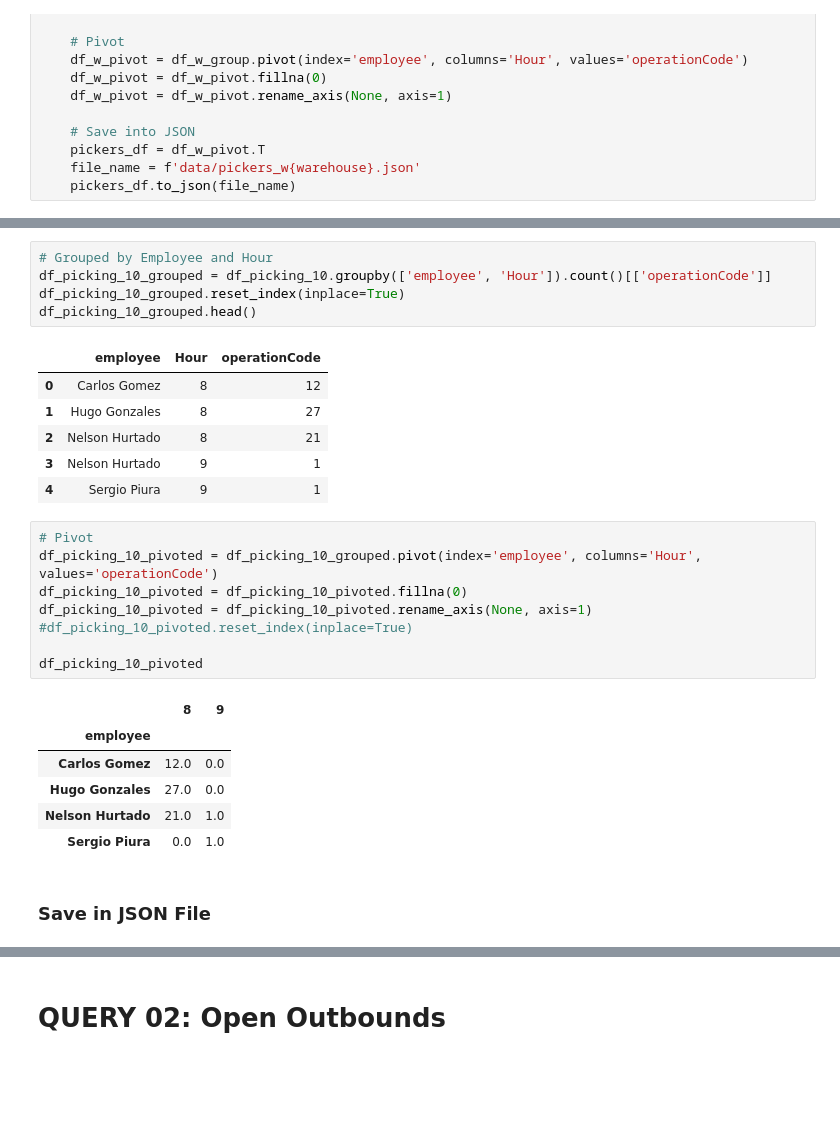
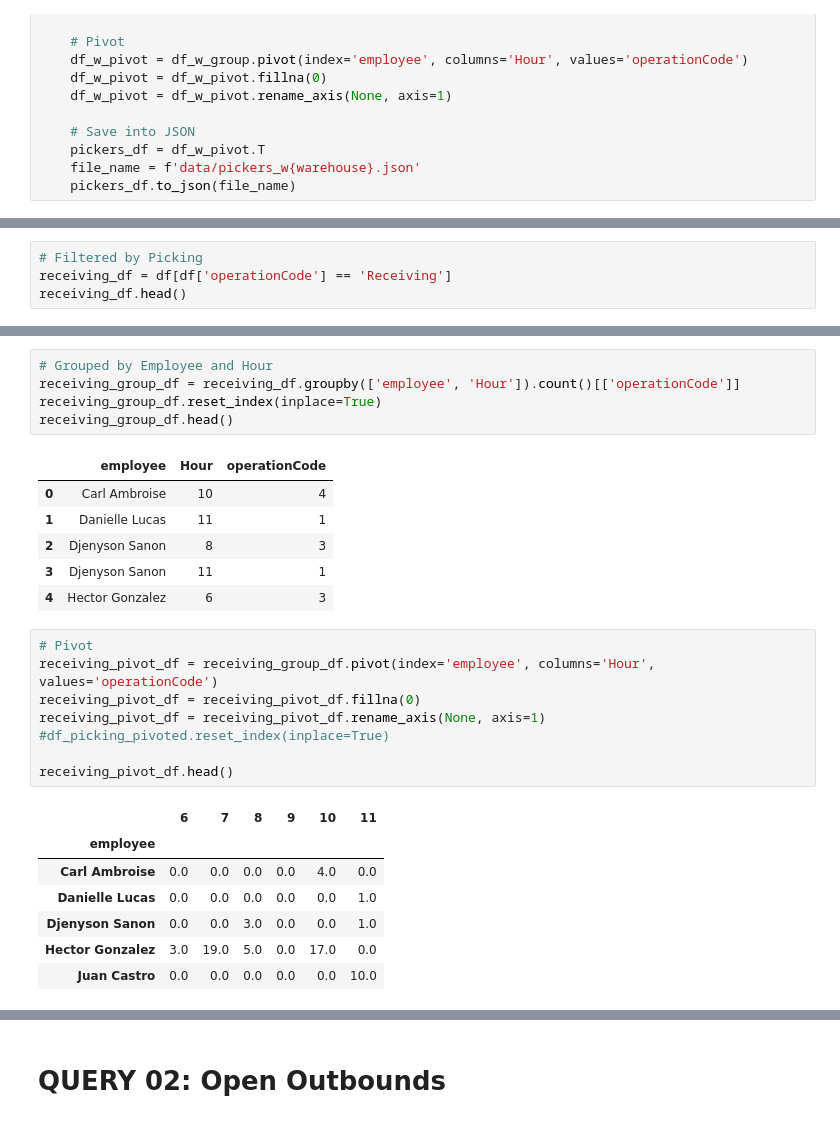
Before and after one commit to wdsrx/data_exploration, a Jupyter notebook: Operations.ipynb, the cells around one changed output, grey strips where cells are left out. Drawn from its saved outputs; the diff is of its cells as text; blank space fills up the shorter version.

```diff
--- a/Operations.ipynb
+++ b/Operations.ipynb
@@ -249,0 +263,4 @@ df_picking_10.head()
+# %%
+# Filtered by Picking
+receiving_df = df[df['operationCode'] == 'Receiving']
+receiving_df.head()
@@ -250,31 +274,30 @@ df_picking_10.head()
 # %%
 # Grouped by Employee and Hour
-df_picking_10_grouped = df_picking_10.groupby(['employee', 'Hour']).count()[['operationCode']]
-df_picking_10_grouped.reset_index(inplace=True)
-df_picking_10_grouped.head()
+receiving_group_df = receiving_df.groupby(['employee', 'Hour']).count()[['operationCode']]
+receiving_group_df.reset_index(inplace=True)
+receiving_group_df.head()
 # %% [output]
 |  | employee | Hour | operationCode |
-| 0 | Carlos Gomez | 8 | 12 |
-| 1 | Hugo Gonzales | 8 | 27 |
-| 2 | Nelson Hurtado | 8 | 21 |
-| 3 | Nelson Hurtado | 9 | 1 |
-| 4 | Sergio Piura | 9 | 1 |
+| 0 | Carl Ambroise | 10 | 4 |
+| 1 | Danielle Lucas | 11 | 1 |
+| 2 | Djenyson Sanon | 8 | 3 |
+| 3 | Djenyson Sanon | 11 | 1 |
+| 4 | Hector Gonzalez | 6 | 3 |
 # %%
 # Pivot
-df_picking_10_pivoted = df_picking_10_grouped.pivot(index='employee', columns='Hour', values='operationCode')
-df_picking_10_pivoted = df_picking_10_pivoted.fillna(0)
-df_picking_10_pivoted = df_picking_10_pivoted.rename_axis(None, axis=1)
-#df_picking_10_pivoted.reset_index(inplace=True)
+receiving_pivot_df = receiving_group_df.pivot(index='employee', columns='Hour', values='operationCode')
+receiving_pivot_df = receiving_pivot_df.fillna(0)
+receiving_pivot_df = receiving_pivot_df.rename_axis(None, axis=1)
+#df_picking_pivoted.reset_index(inplace=True)
 
-df_picking_10_pivoted
+receiving_pivot_df.head()
 # %% [output]
-|  | 8 | 9 |
-| employee |  |  |
-| Carlos Gomez | 12.0 | 0.0 |
-| Hugo Gonzales | 27.0 | 0.0 |
-| Nelson Hurtado | 21.0 | 1.0 |
-| Sergio Piura | 0.0 | 1.0 |
+|  | 6 | 7 | 8 | 9 | 10 | 11 |
+| employee |  |  |  |  |  |  |
+| Carl Ambroise | 0.0 | 0.0 | 0.0 | 0.0 | 4.0 | 0.0 |
+| Danielle Lucas | 0.0 | 0.0 | 0.0 | 0.0 | 0.0 | 1.0 |
+| Djenyson Sanon | 0.0 | 0.0 | 3.0 | 0.0 | 0.0 | 1.0 |
+| Hector Gonzalez | 3.0 | 19.0 | 5.0 | 0.0 | 17.0 | 0.0 |
+| Juan Castro | 0.0 | 0.0 | 0.0 | 0.0 | 0.0 | 10.0 |
-# %% [markdown]
-### Save in JSON File
 # %%
 # Save into JSON
```
Also changed, not shown: parts of 42 cells of this notebook, 18 other files.
